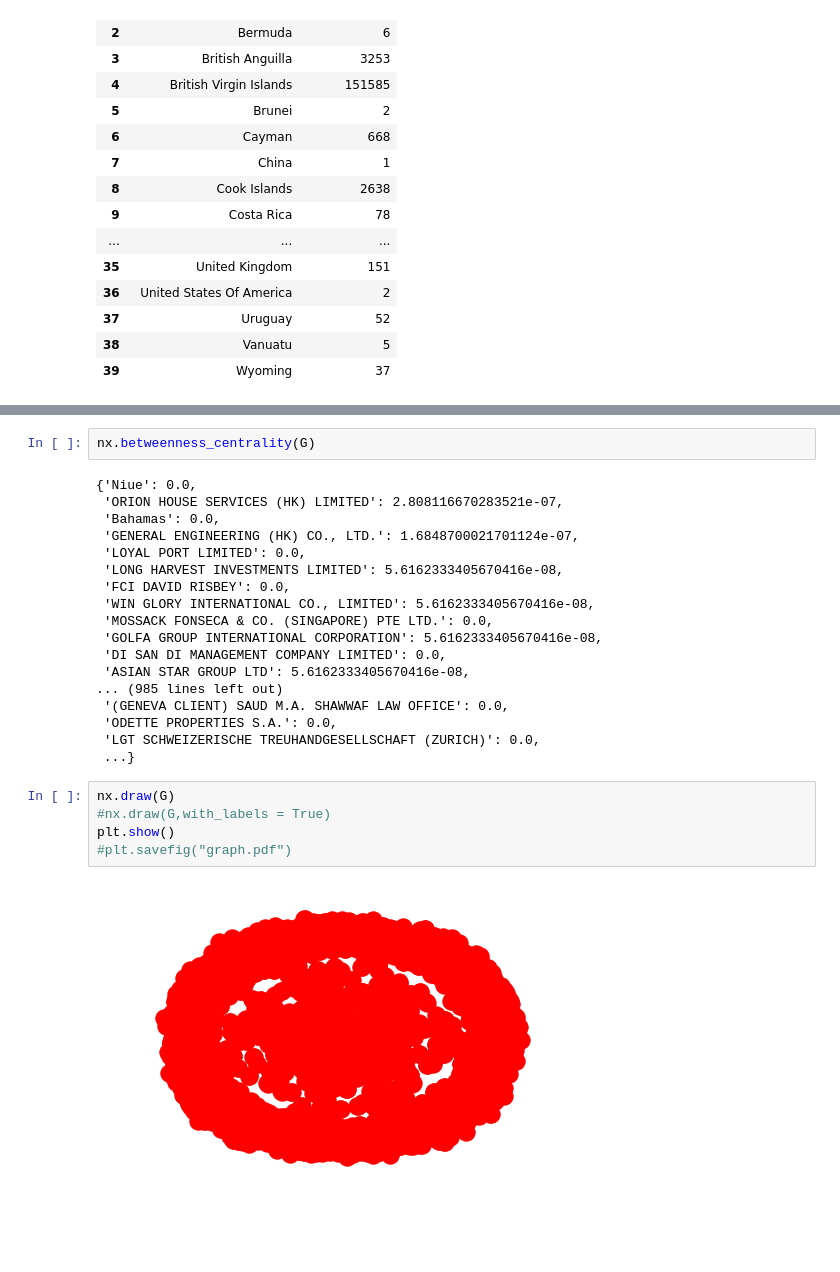
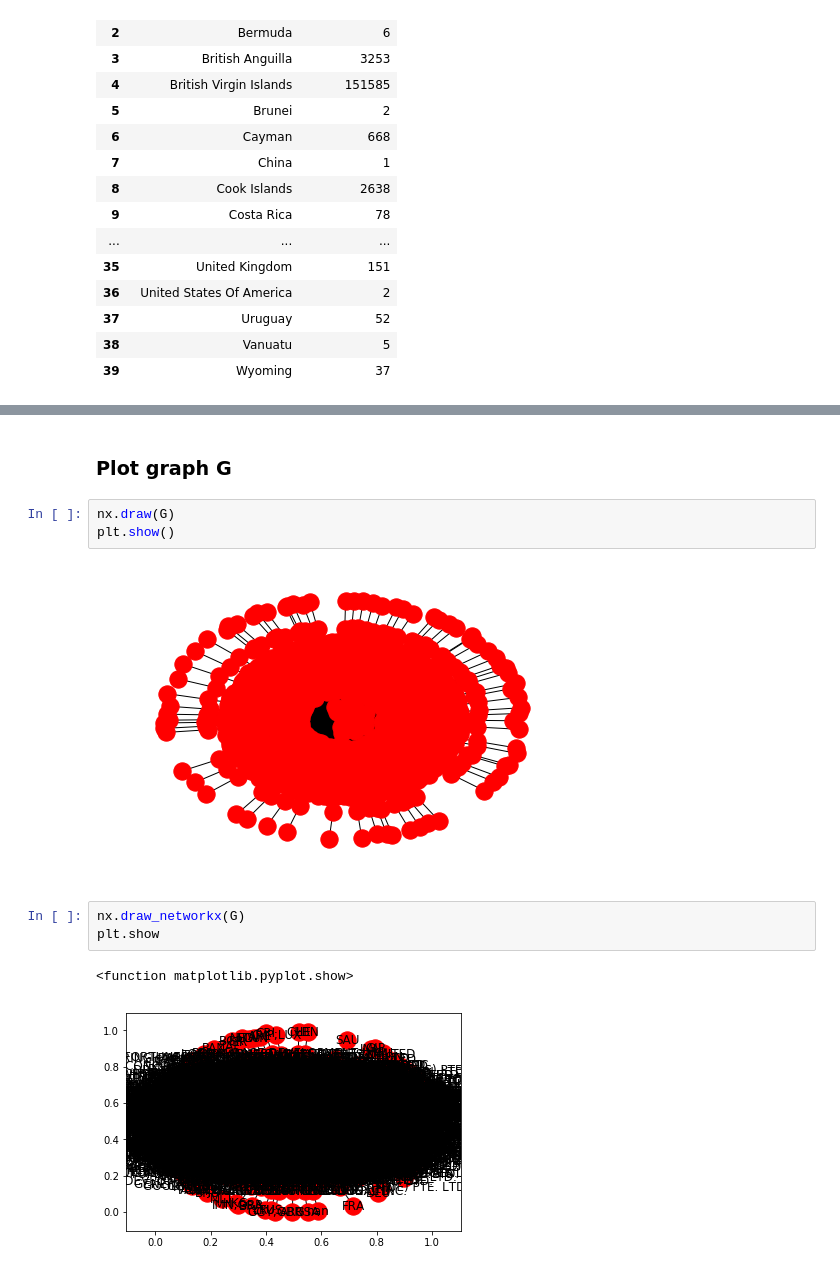
Before and after one commit to DaveDCGIS/panama-papers, a Jupyter notebook: PP_Graph_Analysis2.ipynb, the cells around one changed output, grey strips where cells are left out. Cells and saved outputs as stored; diff of their text form; blank space fills up the shorter version.

```diff
--- a/PP_Graph_Analysis2.ipynb
+++ b/PP_Graph_Analysis2.ipynb
@@ -299,30 +331,16 @@ Average degree:   1.0236
+# %% [markdown]
+### Plot graph G
 # %%
-nx.betweenness_centrality(G)
+nx.draw(G)
+plt.show()
 # %% [output]
-{'Niue': 0.0,
- 'ORION HOUSE SERVICES (HK) LIMITED': 2.808116670283521e-07,
- 'Bahamas': 0.0,
- 'GENERAL ENGINEERING (HK) CO., LTD.': 1.6848700021701124e-07,
- 'LOYAL PORT LIMITED': 0.0,
- 'LONG HARVEST INVESTMENTS LIMITED': 5.6162333405670416e-08,
- 'FCI DAVID RISBEY': 0.0,
- 'WIN GLORY INTERNATIONAL CO., LIMITED': 5.6162333405670416e-08,
- 'MOSSACK FONSECA & CO. (SINGAPORE) PTE LTD.': 0.0,
- 'GOLFA GROUP INTERNATIONAL CORPORATION': 5.6162333405670416e-08,
- 'DI SAN DI MANAGEMENT COMPANY LIMITED': 0.0,
- 'ASIAN STAR GROUP LTD': 5.6162333405670416e-08,
-... (985 lines left out)
- '(GENEVA CLIENT) SAUD M.A. SHAWWAF LAW OFFICE': 0.0,
- 'ODETTE PROPERTIES S.A.': 0.0,
- 'LGT SCHWEIZERISCHE TREUHANDGESELLSCHAFT (ZURICH)': 0.0,
- ...}
+[figure, added]
-# %%
-nx.draw(G)
-#nx.draw(G,with_labels = True)
-plt.show()
-#plt.savefig("graph.pdf")
-# %% [output]
-[figure, removed]
+# %%
+nx.draw_networkx(G)
+plt.show
+# %% [output]
+<function matplotlib.pyplot.show>
+[figure, added]
 # %%
 nx.draw(G, cmap = plt.get_cmap('jet'))
 plt.show()
```
Also changed, not shown: parts of 63 cells of this notebook.
